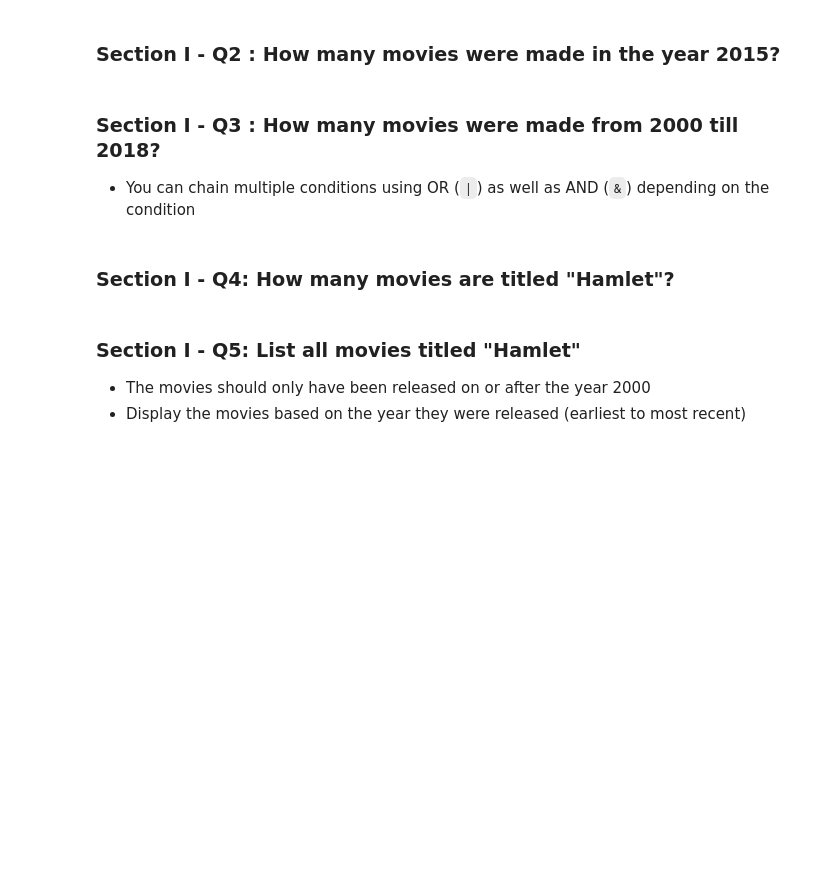
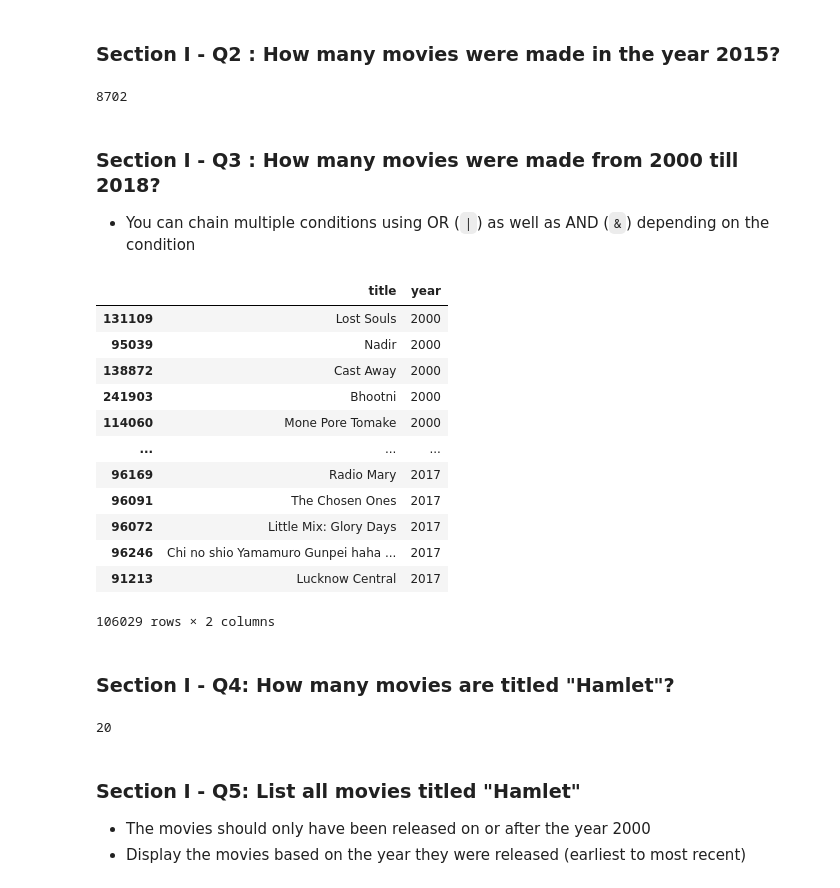
Before and after one commit to rscott1989/mec-mini-projects, a Jupyter notebook: mec-5.3.10-data-wranging-with-pandas-mini-project/Mini_Project_Data_Wrangling_Pandas.ipynb, the cells around one changed output. Drawn from its saved outputs; the diff is of its cells as text; code cells hidden in the pictures; blank space fills up the shorter version.

```diff
--- a/mec-5.3.10-data-wranging-with-pandas-mini-project/Mini_Project_Data_Wrangling_Pandas.ipynb
+++ b/mec-5.3.10-data-wranging-with-pandas-mini-project/Mini_Project_Data_Wrangling_Pandas.ipynb
@@ -159,11 +170,35 @@ len(movies[movies.year == 2017])
 11474
 # %% [markdown]
 ### Section I - Q2 : How many movies were made in the year 2015?
+# %%
+len(movies[movies.year == 2015])
+# %% [output]
+8702
 # %% [markdown]
 ### Section I - Q3 : How many movies were made from 2000 till 2018?
 - You can chain multiple conditions using OR (`|`) as well as AND (`&`) depending on the condition
+# %%
+foo = movies[movies.year >= 2000] [movies.year < 2018].sort_values(by=['year'], ascending=True)
+# %% [output]
+|  | title | year |
+| 131109 | Lost Souls | 2000 |
+| 95039 | Nadir | 2000 |
+| 138872 | Cast Away | 2000 |
+| 241903 | Bhootni | 2000 |
+| 114060 | Mone Pore Tomake | 2000 |
+| ... | ... | ... |
+| 96169 | Radio Mary | 2017 |
+| 96091 | The Chosen Ones | 2017 |
+| 96072 | Little Mix: Glory Days | 2017 |
+| 96246 | Chi no shio Yamamuro Gunpei haha ... | 2017 |
+| 91213 | Lucknow Central | 2017 |
+106029 rows × 2 columns
 # %% [markdown]
 ### Section I - Q4: How many movies are titled "Hamlet"?
+# %%
+len(movies[movies.title == 'Hamlet'])
+# %% [output]
+20
 # %% [markdown]
 ### Section I - Q5: List all movies titled "Hamlet"
 - The movies should only have been released on or after the year 2000
```
Also changed, not shown: parts of 3 cells of this notebook.
